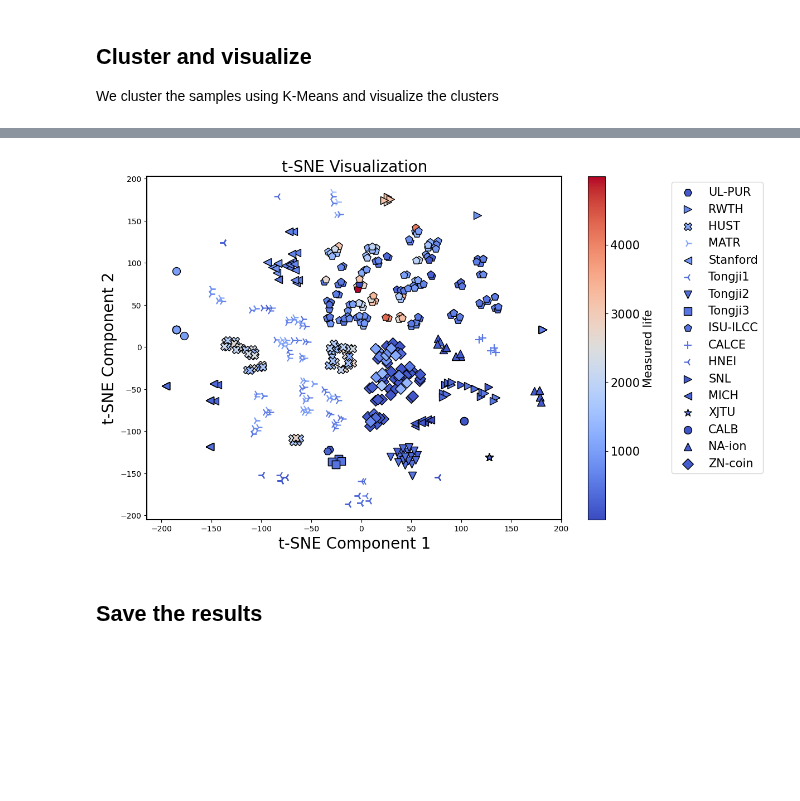
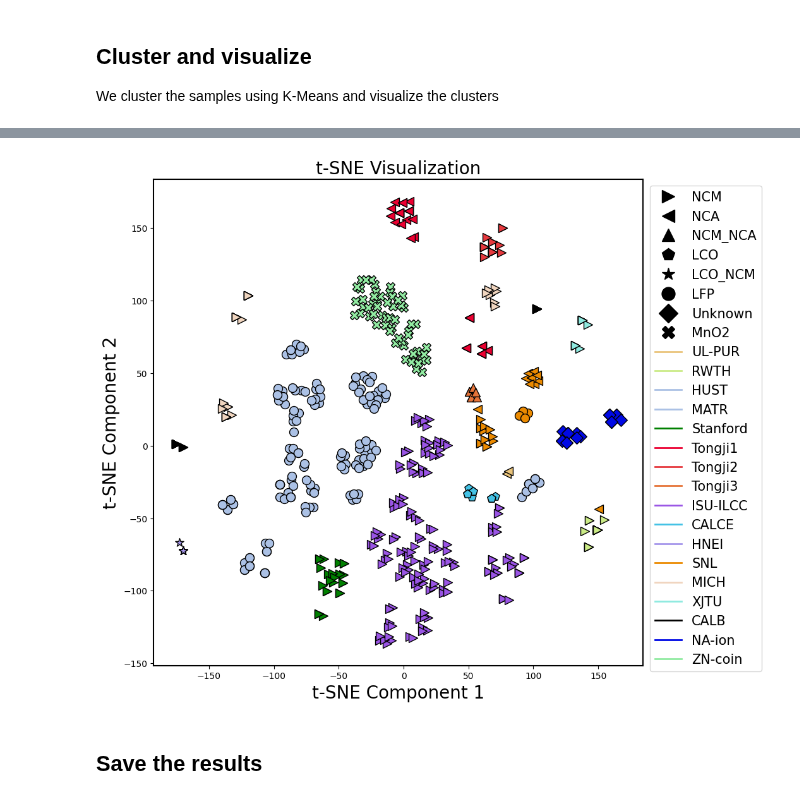
Before and after one commit to Ruifeng-Tan/PBT, a Jupyter notebook: run_k_means.ipynb, the cells around one changed output, grey strips where cells are left out. Drawn from its saved outputs; the diff is of its cells as text; code cells hidden in the pictures; blank space fills up the shorter version.

```diff
--- a/run_k_means.ipynb
+++ b/run_k_means.ipynb
@@ -51,7 +51,7 @@ def set_draft_fig(fig):
         ax.set_ylabel('')
         ax.set_xlabel('')
 # %%
-target_dataset = 'MIX_all42' # [MIX_large, MIX_all, MIX_all2024, MIX_all42]
+target_dataset = 'MIX_all' # [MIX_large, MIX_all, MIX_all2024, MIX_all42]
 if target_dataset == 'MIX_large':
     cell_names = [i.split('.pkl')[0] for i in split_recorder.MIX_large_train_files]
 elif target_dataset == 'MIX_all':
@@ -240,7 +254,7 @@ from sklearn.cluster import KMeans
 total_features = []
 names = []
 for name, feature in cellName_prompt.items():
-    name = name.split('_')[0]
+    # name = name.split('_')[0]
     names.append(name)
     total_features.append(feature)
 
@@ -248,14 +262,14 @@ for name, feature in cellName_prompt.items():
 val_total_features = []
 val_names = []
 for name, feature in val_cellName_prompt.items():
-    name = name.split('_')[0]
+    # name = name.split('_')[0]
     val_names.append(name)
     val_total_features.append(feature)
 
 test_total_features = []
 test_names = []
 for name, feature in test_cellName_prompt.items():
-    name = name.split('_')[0]
+    # name = name.split('_')[0]
     test_names.append(name)
     test_total_features.append(feature)
 
@@ -388,37 +402,66 @@ cluster_labels = k_means.fit_predict(tmp_total_features)
 cluster_centers = k_means.cluster_centers_ # [set_n_clusters, d_llm]
 
 # Perform t-SNE on the embeddings (total_features)
-tsne = TSNE(n_components=2, random_state=42, perplexity=5)  # Reduce to 2D for visualization
+tsne = TSNE(n_components=2, random_state=42, perplexity=8)  # Reduce to 2D for visualization
 tsne_results = tsne.fit_transform(tmp_total_features)
-dataset_names = names
+dataset_names = [name.split('_')[0] for name in names]
 
-plt.figure(figsize=(12, 8))
+plt.figure(figsize=(10, 10))
 # Define a list of different shapes for the clusters
-dataset_shapes = ['o', 's', '^', 'D', 'v', 'p', '*', 'X', '+', '3', '<', '>', '4', 'H','3', '<', '>', '4', 'H']
-unique_datasets = list(set(dataset_names))
-dataset_shape_map = dict(zip(unique_datasets, dataset_shapes))
-print(unique_datasets)
+cathodes_data = json.load(open('./gate_data/cathodes.json'))
+cathode_names = ['_'.join(cathodes_data[i+'.pkl']) for i in names]
+
+dataset_shape_map = {
+    'NCM': '>',
+    'NCA': '<',
+    'NCM_NCA':'^',
+    'LCO': 'p',
+    'LCO_NCM': '*',
+    'LFP': 'o',
+    'Unknown': 'D',
+    'MnO2': 'X'
+}
+
+dataset_color = {
+    'UL-PUR': '#EAC47B',
+    'RWTH': '#CBEB87',
+    'HUST':'#ABC1E5',
+    'MATR': '#ABC1E5',
+    'Stanford': 'green',
+    'Tongji1': '#EB0031',
+    'Tongji2': '#E6393E',
+    'Tongji3': '#E67439',
+    'ISU-ILCC': '#9A55E5',
+    'CALCE': '#44C2E5',
+    'HNEI': '#A697EB',
+    'SNL': '#EB8A00',
+    'MICH': '#F0D5BF',
+    'XJTU': '#8FEAE0',
+    'CALB': 'black',
+    'NA-ion': '#0009E5',
+    'ZN-coin': '#92EBA2'
+}
 # Define a list of different colors for the datasets
 # We'll use a set to get unique dataset names, and then assign a color to each dataset
 unique_cluster_labels = list(set(cluster_labels))
-colormap =  mpl.colormaps['coolwarm']
+# colormap =  mpl.colormaps['coolwarm']
 # # Map each unique dataset name to a color
 # cluster_color_map = {name: colors[i] for i, name in enumerate(unique_cluster_labels)}
 
 # Plot each point with its corresponding cluster label and dataset shape
-appear_datasetNames = []
+appear_cathodeNames = []
 for i in range(len(tmp_total_features)):
-    if dataset_names[i] not in appear_datasetNames:
+    if cathode_names[i] not in appear_cathodeNames:
         plt.scatter(tsne_results[i, 0], tsne_results[i, 1],
-                    c=[colormap(tmp_total_labels[i])],  # Color by cluster label
-                    marker=dataset_shape_map[dataset_names[i]],  # Shape by dataset name
-                     s=100, edgecolor='k', label=dataset_names[i])
+                    c=dataset_color[dataset_names[i]],  # Color by cluster label
+                    marker=dataset_shape_map[cathode_names[i]],  # Shape by dataset name
+                     s=100, edgecolor='k', label=cathode_names[i])
     else:
         plt.scatter(tsne_results[i, 0], tsne_results[i, 1],
-                    c=[colormap(tmp_total_labels[i])],  # Color by cluster label
-                    marker=dataset_shape_map[dataset_names[i]],  # Shape by dataset name
+                    c=dataset_color[dataset_names[i]],  # Color by cluster label
+                    marker=dataset_shape_map[cathode_names[i]],  # Shape by dataset name
                     s=100, edgecolor='k')
-    appear_datasetNames.append(dataset_names[i])
+    appear_cathodeNames.append(cathode_names[i])
 
 # Add labels and title
 plt.title("t-SNE Visualization", fontsize=20)
@@ -426,12 +469,10 @@ plt.xlabel("t-SNE Component 1", fontsize=20)
 plt.ylabel("t-SNE Component 2", fontsize=20)
 
 # Custom legend for cluster shapes only (no color distinction)
-legend_shapes = [Line2D([0], [0], marker=shape, color='w', markerfacecolor='k', markersize=15) for shape in dataset_shapes]
-# plt.legend(dataset_shapes, unique_datasets, title="Datasets", loc='upper right')
-cb = fig.colorbar(mpl.cm.ScalarMappable(norm=norm, cmap=colormap), ax=plt.gca())
-cb.ax.tick_params(labelsize=15)
-cb.set_label('Measured life', fontsize=15)
-plt.legend(loc='upper left', bbox_to_anchor=(1.25, 1), fontsize=15)
+legend_shapes = [Line2D([], [], marker=shape, color='black', linestyle='None', markersize=15, label=name) for name, shape in dataset_shape_map.items()]
+legend_colors = [Line2D([], [], marker='None', color=color, linestyle='-', markersize=15, label=name, lw=2) for name, color in dataset_color.items()]
+plt.legend(loc='upper left', bbox_to_anchor=(1.0, 1), fontsize=15, handles=legend_shapes+legend_colors)
+# plt.legend(loc='upper right', bbox_to_anchor=(1.0, 0.7), fontsize=15, handles=legend_colors, title='b')
 # plt.xlim(-300, 250)
 # plt.ylim(-210, 300)
 set_ax_linewidth(plt.gca())
@@ -444,4 +484,4 @@ Best K is 5
-[figure, old version]
+[figure, new version]
 # %% [markdown]
 ## Save the results
 # %%
```
Also changed, not shown: parts of 7 cells of this notebook, 5 other files.
